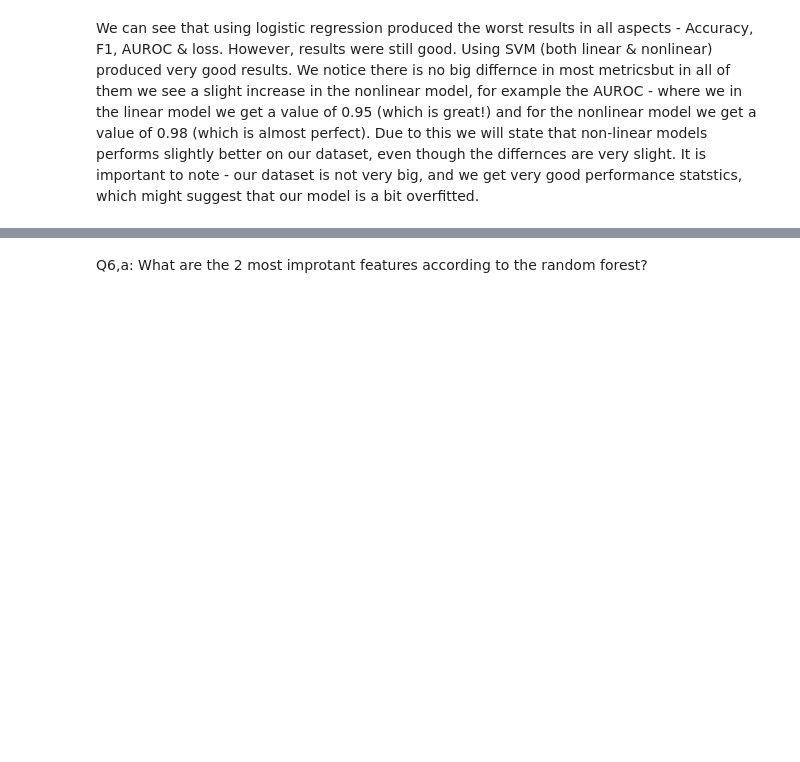
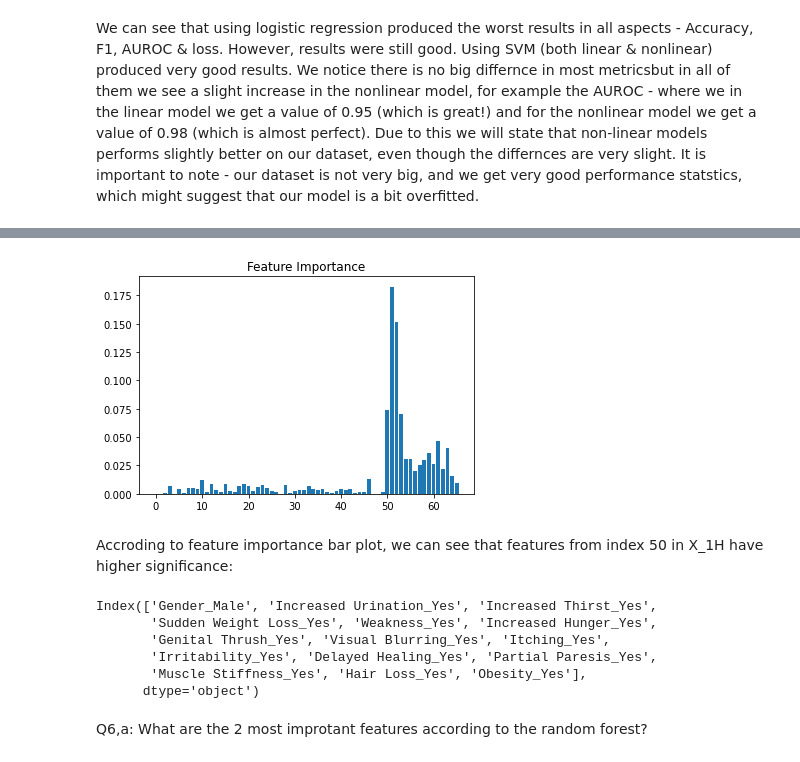
Before and after one commit to mlh-master/hw2_mlh-daniel-omer, a Jupyter notebook: HW2_MLH.ipynb, the cells around one changed output, grey strips where cells are left out. Saved outputs shown, nothing was run; the diff lists cells and outputs as text; code cells hidden in the pictures; blank space fills up the shorter version.

```diff
--- a/HW2_MLH.ipynb
+++ b/HW2_MLH.ipynb
@@ -397,3 +416,21 @@ Index(['Increased Thirst_Yes'], dtype='object') Index(['Increased Urination_Yes'
+# %%
+plt.figure()
+plt.title('Feature Importance')
+plt.bar(range(X_1H.shape[1]),model.feature_importances_)
+plt.show()
+# %% [output]
+[figure, added]
+# %% [markdown]
+Accroding to feature importance bar plot, we can see that features from index 50 in X_1H have higher significance:
+# %%
+print(l[50:-1])
+# %% [output]
+Index(['Gender_Male', 'Increased Urination_Yes', 'Increased Thirst_Yes',
+       'Sudden Weight Loss_Yes', 'Weakness_Yes', 'Increased Hunger_Yes',
+       'Genital Thrush_Yes', 'Visual Blurring_Yes', 'Itching_Yes',
+       'Irritability_Yes', 'Delayed Healing_Yes', 'Partial Paresis_Yes',
+       'Muscle Stiffness_Yes', 'Hair Loss_Yes', 'Obesity_Yes'],
+      dtype='object')
 # %% [markdown]
 Q6,a: What are the 2 most improtant features according to the random forest?
 # %% [markdown]
```
Also changed, not shown: parts of 29 cells of this notebook, 1 other file.
